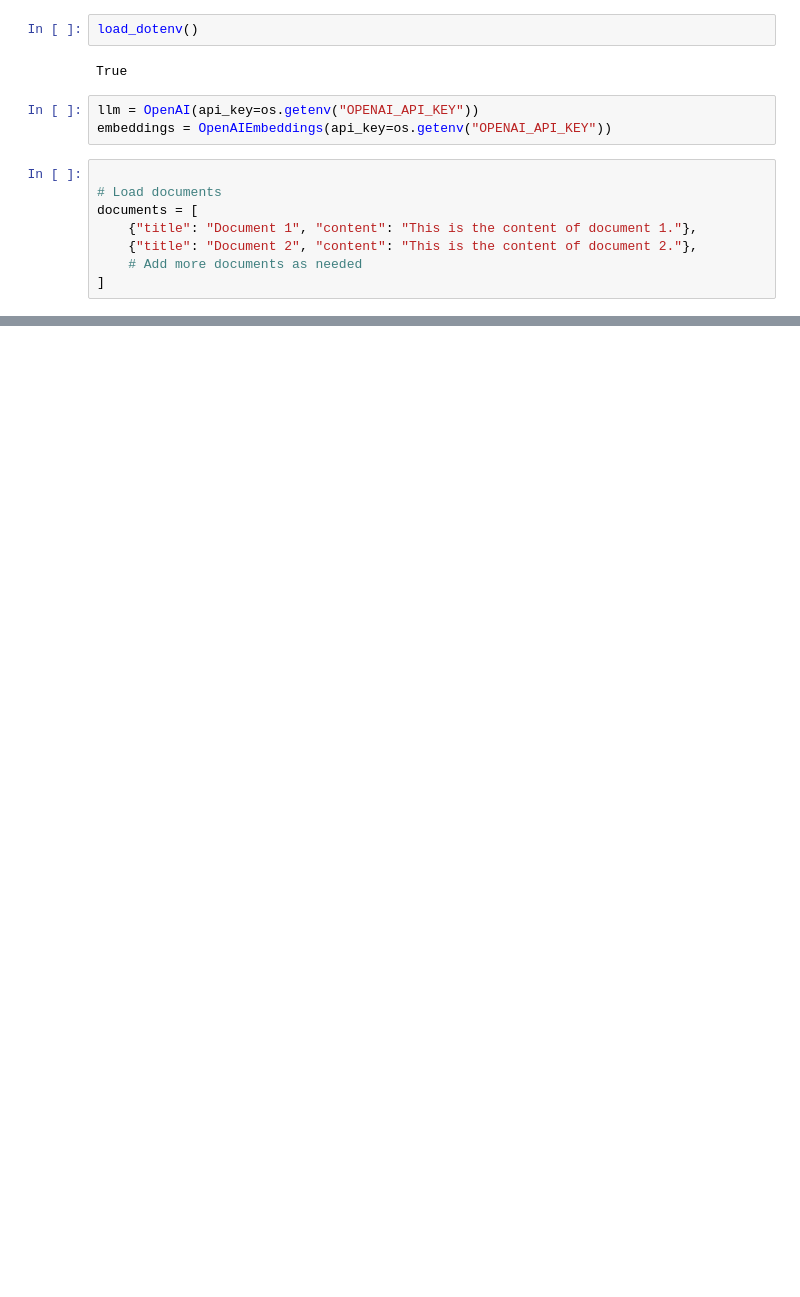
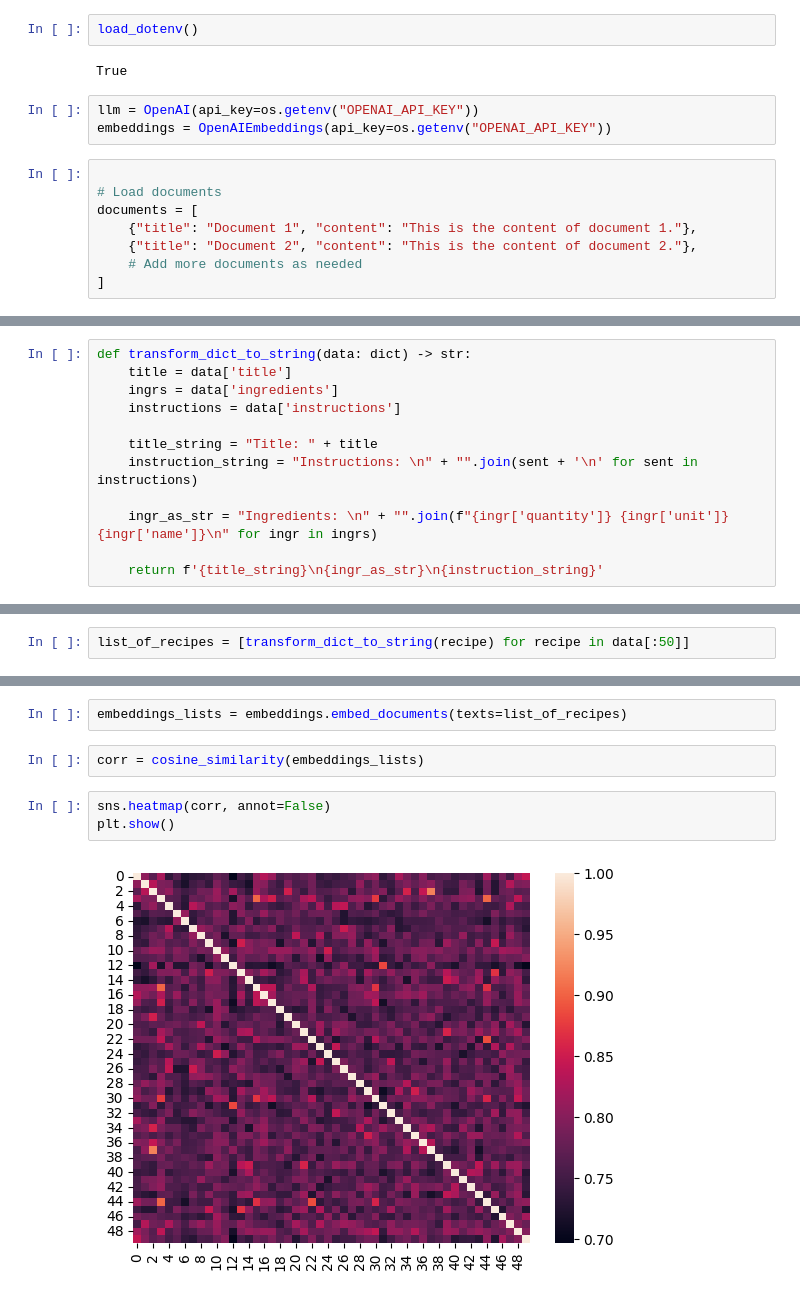
Before and after one commit to ppaunovski/recipes-chat-bot, a Jupyter notebook: tests.ipynb, the cells around one changed output, grey strips where cells are left out. Saved outputs shown, nothing was run; the diff lists cells and outputs as text; blank space fills up the shorter version.

```diff
--- a/tests.ipynb
+++ b/tests.ipynb
@@ -60,0 +136,12 @@ print("Source Documents:", response["source_documents"])
+# %%
+def transform_dict_to_string(data: dict) -> str:
+    title = data['title']
+    ingrs = data['ingredients']
+    instructions = data['instructions']
+
+    title_string = "Title: " + title
+    instruction_string = "Instructions: \n" + "".join(sent + '\n' for sent in instructions)
+
+    ingr_as_str = "Ingredients: \n" + "".join(f"{ingr['quantity']} {ingr['unit']} {ingr['name']}\n" for ingr in ingrs)
+
+    return f'{title_string}\n{ingr_as_str}\n{instruction_string}'
@@ -60,0 +176,2 @@ print("Source Documents:", response["source_documents"])
+# %%
+list_of_recipes = [transform_dict_to_string(recipe) for recipe in data[:50]]
@@ -60,0 +188,9 @@ print("Source Documents:", response["source_documents"])
+# %%
+embeddings_lists = embeddings.embed_documents(texts=list_of_recipes)
+# %%
+corr = cosine_similarity(embeddings_lists)
+# %%
+sns.heatmap(corr, annot=False)
+plt.show()
+# %% [output]
+[figure, added]
```
Also changed, not shown: parts of 40 cells of this notebook, 27 other files.
